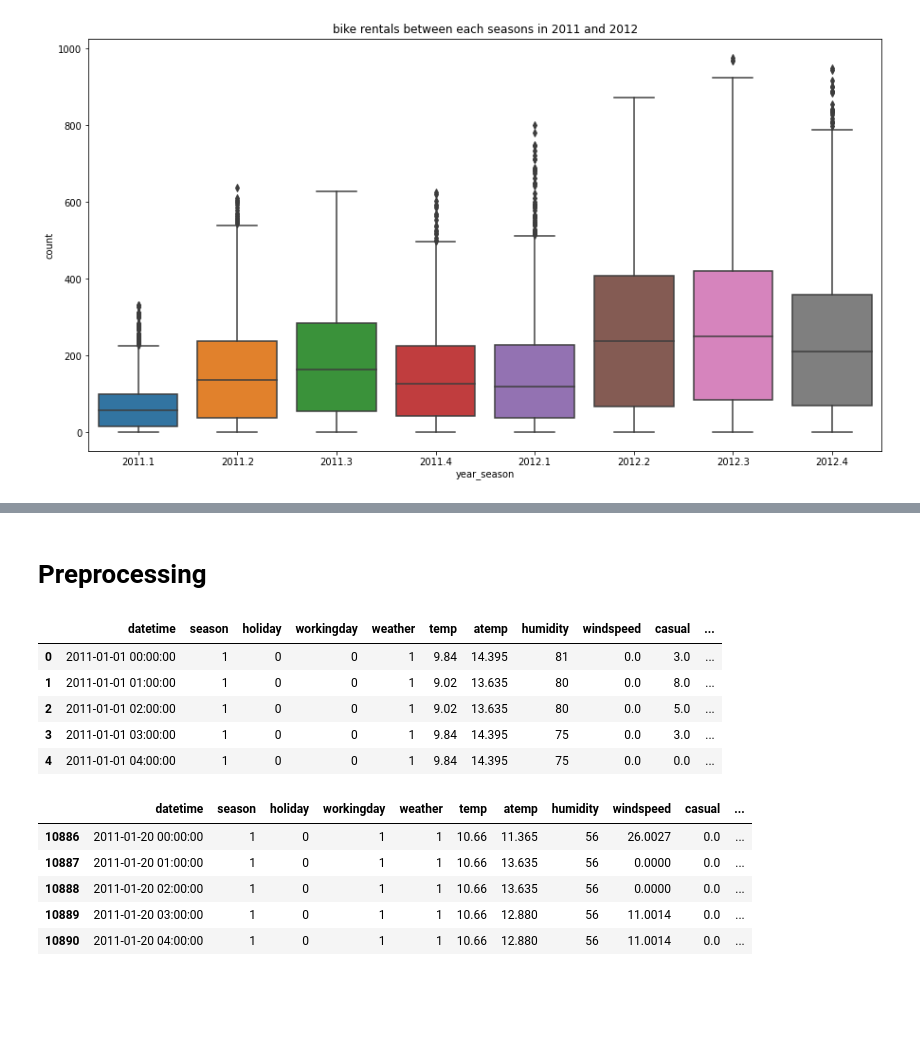
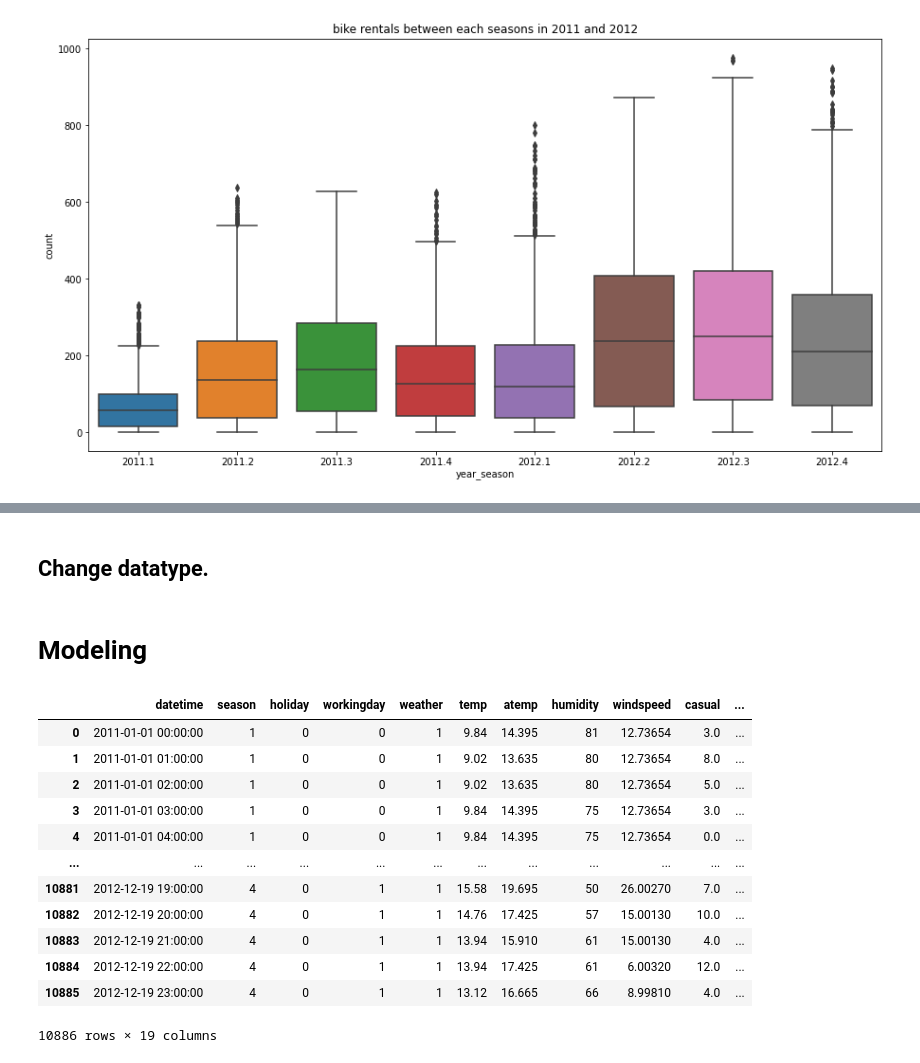
Before and after one commit to davione112/dav112, a Jupyter notebook: BikeSD.ipynb, the cells around one changed output, grey strips where cells are left out. Drawn from its saved outputs; the diff is of its cells as text; code cells hidden in the pictures; blank space fills up the shorter version.

```diff
--- a/BikeSD.ipynb
+++ b/BikeSD.ipynb
@@ -152,0 +172,9 @@ Text(0.5, 1.0, 'Workingday')
+# %%
+# Natural logarit with count and split into train and test.
+dataset['log_count'] = np.log(dataset['count'])
+train = dataset[pd.to_numeric(dataset['date']) < 20]
+test = dataset[pd.to_numeric(dataset['date']) >=20]
+
+# Boxplot for 'log_count'
+plt.figure(figsize=(15,8))
+sb.boxplot(x='hour',y='log_count',data=train)
@@ -329,0 +352,5 @@ sb.heatmap(x, cmap='YlGnBu', annot=True, annot_kws={"size":10}, linewidths=0.5)
+# %%
+# store median count each year seasons in x, join dataset with respect to 'year_season'.
+x = dataset.groupby('year_season')[['count']].median()
+x.columns = ['count_season']
+dataset = dataset.join(x,on='year_season')
@@ -330,23 +371,32 @@ sb.heatmap(x, cmap='YlGnBu', annot=True, annot_kws={"size":10}, linewidths=0.5)
+# %% [markdown]
+## Change datatype.
+# %%
+# Convert to 'category'.
+list_var = ['hour_ctg','day','year','year_season','count_season']
+for var in list_var:
+  dataset[var] = dataset[var].astype('category')
+# %%
+# divide again dataset into train and test
+train = dataset[pd.to_numeric(dataset['date']) < 20]
+test = dataset[pd.to_numeric(dataset['date'])>=20]
 # %% [markdown]
-# **Preprocessing**
+# **Modeling**
 # %%
-train.head(5)
+train
 # %% [output]
 |  | datetime | season | holiday | workingday | weather | temp | atemp | humidity | windspeed | casual | ... |
-| 0 | 2011-01-01 00:00:00 | 1 | 0 | 0 | 1 | 9.84 | 14.395 | 81 | 0.0 | 3.0 | ... |
-| 1 | 2011-01-01 01:00:00 | 1 | 0 | 0 | 1 | 9.02 | 13.635 | 80 | 0.0 | 8.0 | ... |
-| 2 | 2011-01-01 02:00:00 | 1 | 0 | 0 | 1 | 9.02 | 13.635 | 80 | 0.0 | 5.0 | ... |
-| 3 | 2011-01-01 03:00:00 | 1 | 0 | 0 | 1 | 9.84 | 14.395 | 75 | 0.0 | 3.0 | ... |
-| 4 | 2011-01-01 04:00:00 | 1 | 0 | 0 | 1 | 9.84 | 14.395 | 75 | 0.0 | 0.0 | ... |
+| 0 | 2011-01-01 00:00:00 | 1 | 0 | 0 | 1 | 9.84 | 14.395 | 81 | 12.73654 | 3.0 | ... |
+| 1 | 2011-01-01 01:00:00 | 1 | 0 | 0 | 1 | 9.02 | 13.635 | 80 | 12.73654 | 8.0 | ... |
+| 2 | 2011-01-01 02:00:00 | 1 | 0 | 0 | 1 | 9.02 | 13.635 | 80 | 12.73654 | 5.0 | ... |
+| 3 | 2011-01-01 03:00:00 | 1 | 0 | 0 | 1 | 9.84 | 14.395 | 75 | 12.73654 | 3.0 | ... |
+| 4 | 2011-01-01 04:00:00 | 1 | 0 | 0 | 1 | 9.84 | 14.395 | 75 | 12.73654 | 0.0 | ... |
+| ... | ... | ... | ... | ... | ... | ... | ... | ... | ... | ... | ... |
+| 10881 | 2012-12-19 19:00:00 | 4 | 0 | 1 | 1 | 15.58 | 19.695 | 50 | 26.00270 | 7.0 | ... |
+| 10882 | 2012-12-19 20:00:00 | 4 | 0 | 1 | 1 | 14.76 | 17.425 | 57 | 15.00130 | 10.0 | ... |
+| 10883 | 2012-12-19 21:00:00 | 4 | 0 | 1 | 1 | 13.94 | 15.910 | 61 | 15.00130 | 4.0 | ... |
+| 10884 | 2012-12-19 22:00:00 | 4 | 0 | 1 | 1 | 13.94 | 17.425 | 61 | 6.00320 | 12.0 | ... |
+| 10885 | 2012-12-19 23:00:00 | 4 | 0 | 1 | 1 | 13.12 | 16.665 | 66 | 8.99810 | 4.0 | ... |
+10886 rows × 19 columns
-# %%
-test.head(5)
-# %% [output]
-|  | datetime | season | holiday | workingday | weather | temp | atemp | humidity | windspeed | casual | ... |
-| 10886 | 2011-01-20 00:00:00 | 1 | 0 | 1 | 1 | 10.66 | 11.365 | 56 | 26.0027 | 0.0 | ... |
-| 10887 | 2011-01-20 01:00:00 | 1 | 0 | 1 | 1 | 10.66 | 13.635 | 56 | 0.0000 | 0.0 | ... |
-| 10888 | 2011-01-20 02:00:00 | 1 | 0 | 1 | 1 | 10.66 | 13.635 | 56 | 0.0000 | 0.0 | ... |
-| 10889 | 2011-01-20 03:00:00 | 1 | 0 | 1 | 1 | 10.66 | 12.880 | 56 | 11.0014 | 0.0 | ... |
-| 10890 | 2011-01-20 04:00:00 | 1 | 0 | 1 | 1 | 10.66 | 12.880 | 56 | 11.0014 | 0.0 | ... |
 # %%
 test.reset_index(drop=True)
 # %% [output]
```
Also changed, not shown: parts of 22 cells of this notebook.
